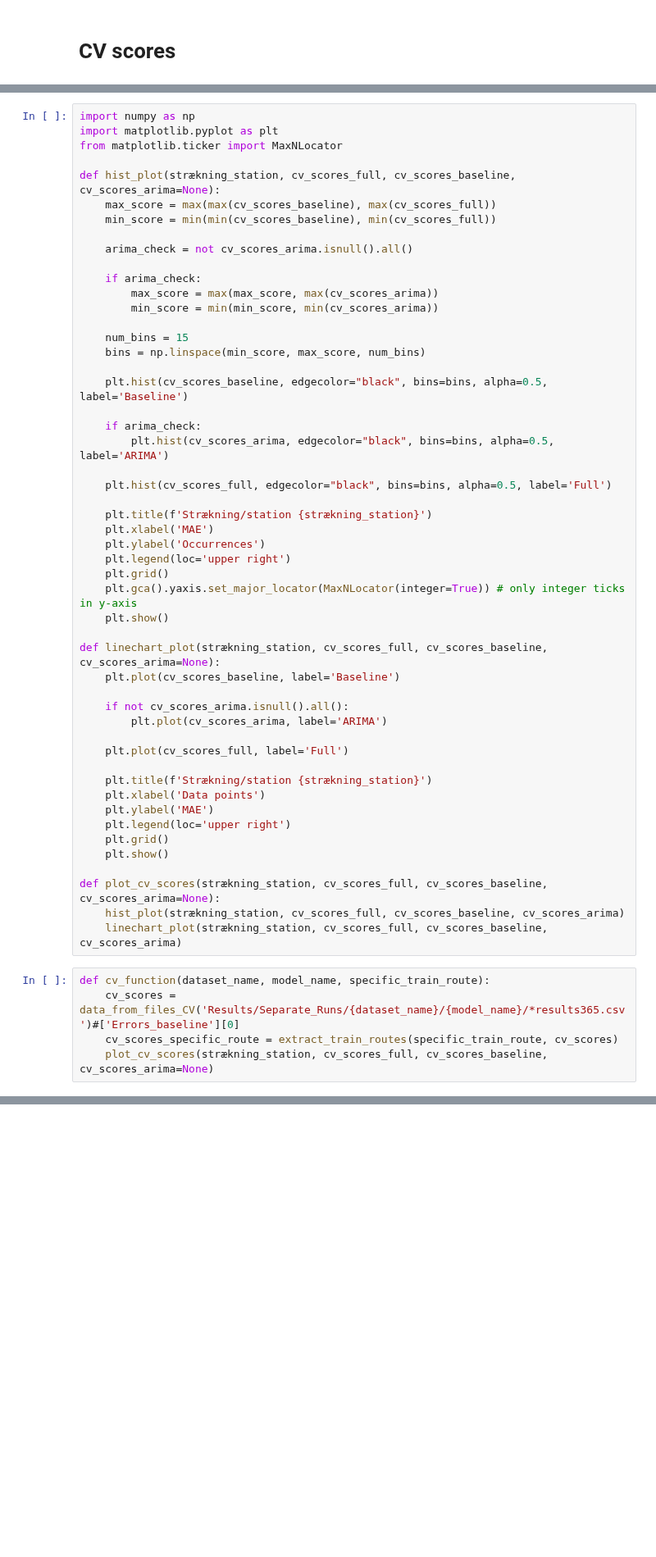
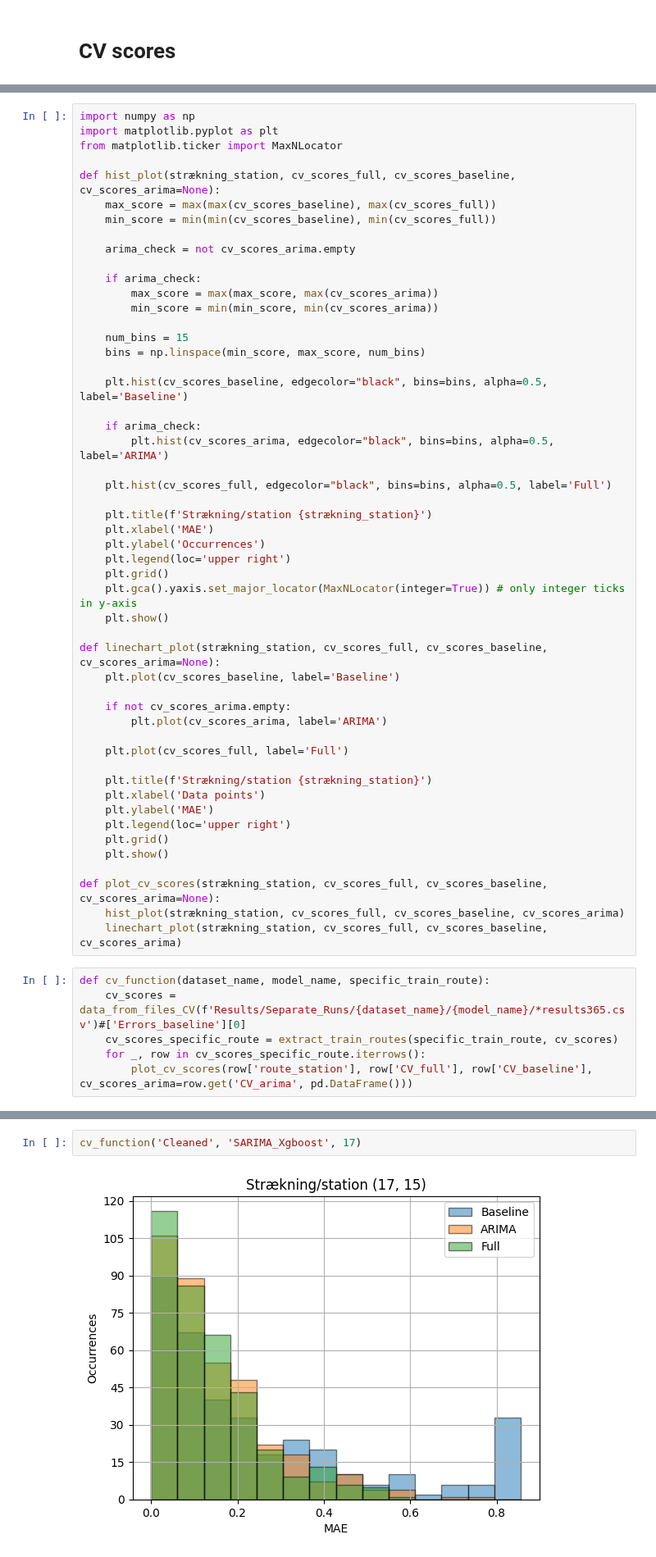
Before and after one commit to clarachristiansen/Bachelor_project, a Jupyter notebook: Visualize_CV_individual.ipynb, the cells around one changed output, grey strips where cells are left out. Shown at 82% size. Saved outputs shown, nothing was run; the diff lists cells and outputs as text; blank space fills up the shorter version.

```diff
--- a/Visualize_CV_individual.ipynb
+++ b/Visualize_CV_individual.ipynb
@@ -210,7 +289,7 @@ def hist_plot(strækning_station, cv_scores_full, cv_scores_baseline, cv_scores_
     max_score = max(max(cv_scores_baseline), max(cv_scores_full))
     min_score = min(min(cv_scores_baseline), min(cv_scores_full))
 
-    arima_check = not cv_scores_arima.isnull().all()
+    arima_check = not cv_scores_arima.empty
 
     if arima_check:
         max_score = max(max_score, max(cv_scores_arima))
@@ -237,7 +316,7 @@ def hist_plot(strækning_station, cv_scores_full, cv_scores_baseline, cv_scores_
 def linechart_plot(strækning_station, cv_scores_full, cv_scores_baseline, cv_scores_arima=None):
     plt.plot(cv_scores_baseline, label='Baseline')
 
-    if not cv_scores_arima.isnull().all():
+    if not cv_scores_arima.empty:
         plt.plot(cv_scores_arima, label='ARIMA')
 
     plt.plot(cv_scores_full, label='Full')
@@ -254,6 +333,7 @@ def plot_cv_scores(strækning_station, cv_scores_full, cv_scores_baseline, cv_sc
     linechart_plot(strækning_station, cv_scores_full, cv_scores_baseline, cv_scores_arima)
 # %%
 def cv_function(dataset_name, model_name, specific_train_route):
-    cv_scores = data_from_files_CV('Results/Separate_Runs/{dataset_name}/{model_name}/*results365.csv')#['Errors_baseline'][0]
+    cv_scores = data_from_files_CV(f'Results/Separate_Runs/{dataset_name}/{model_name}/*results365.csv')#['Errors_baseline'][0]
     cv_scores_specific_route = extract_train_routes(specific_train_route, cv_scores)
-    plot_cv_scores(strækning_station, cv_scores_full, cv_scores_baseline, cv_scores_arima=None)
+    for _, row in cv_scores_specific_route.iterrows():
+        plot_cv_scores(row['route_station'], row['CV_full'], row['CV_baseline'], cv_scores_arima=row.get('CV_arima', pd.DataFrame()))
@@ -271,0 +340,4 @@ for row_no, row in SARIMA_Xgboost_CV20.iterrows():
+# %%
+cv_function('Cleaned', 'SARIMA_Xgboost', 17)
+# %% [output]
+[figure, added]
```
Also changed, not shown: parts of 16 cells of this notebook.
